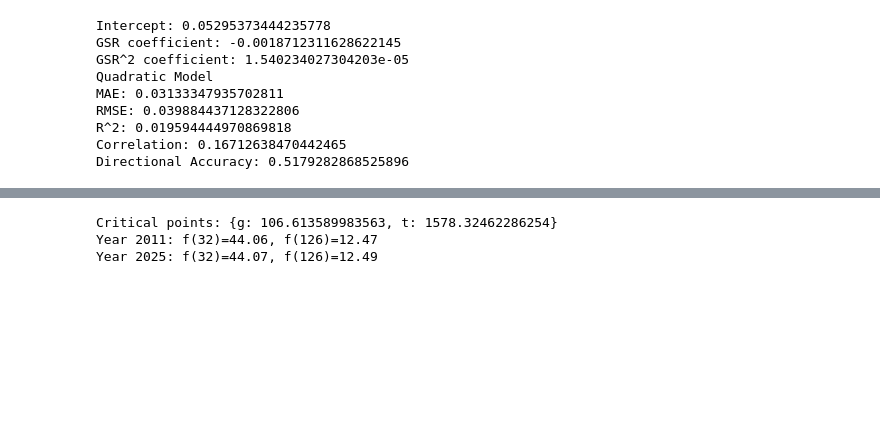
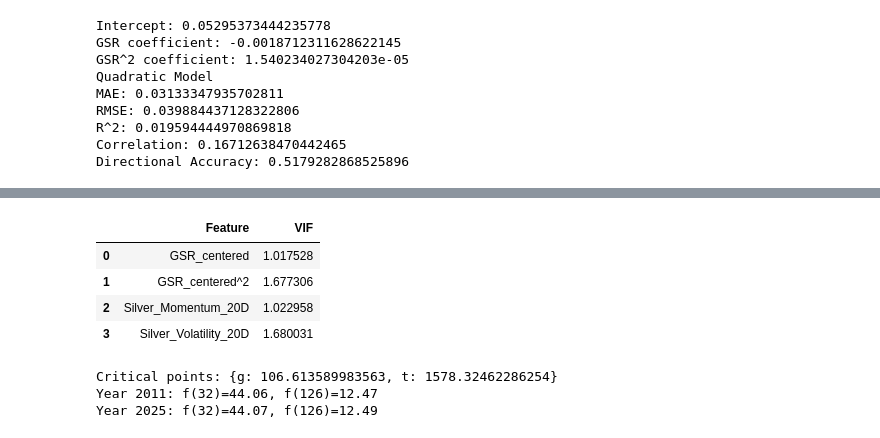
Before and after one commit to praneelbasu73/Silver-Return-Forecasting, a Jupyter notebook: Silver Stress Test.ipynb, the cells around one changed output, grey strips where cells are left out. Cells and saved outputs as stored; diff of their text form; code cells hidden in the pictures; blank space fills up the shorter version.

```diff
--- a/Silver Stress Test.ipynb
+++ b/Silver Stress Test.ipynb
@@ -289,3 +324,23 @@ Recent 5-day DXY movement did not add incremental predictive value beyond nonlin
+# %%
+#VIF to check for multicollinearity
+from statsmodels.stats.outliers_influence import variance_inflation_factor
+
+X_vif = train[features].copy()
+
+vif_data = pd.DataFrame()
+vif_data['Feature'] = X_vif.columns
+vif_data['VIF'] = [
+    variance_inflation_factor(X_vif.values, i)
+    for i in range(X_vif.shape[1])
+]
+
+vif_data
+# %% [output]
+|  | Feature | VIF |
+| 0 | GSR_centered | 1.017528 |
+| 1 | GSR_centered^2 | 1.677306 |
+| 2 | Silver_Momentum_20D | 1.022958 |
+| 3 | Silver_Volatility_20D | 1.680031 |
 # %%
 import sympy as sp
 t, g = sp.symbols('t g')
```
Also changed, not shown: parts of 12 cells of this notebook.
